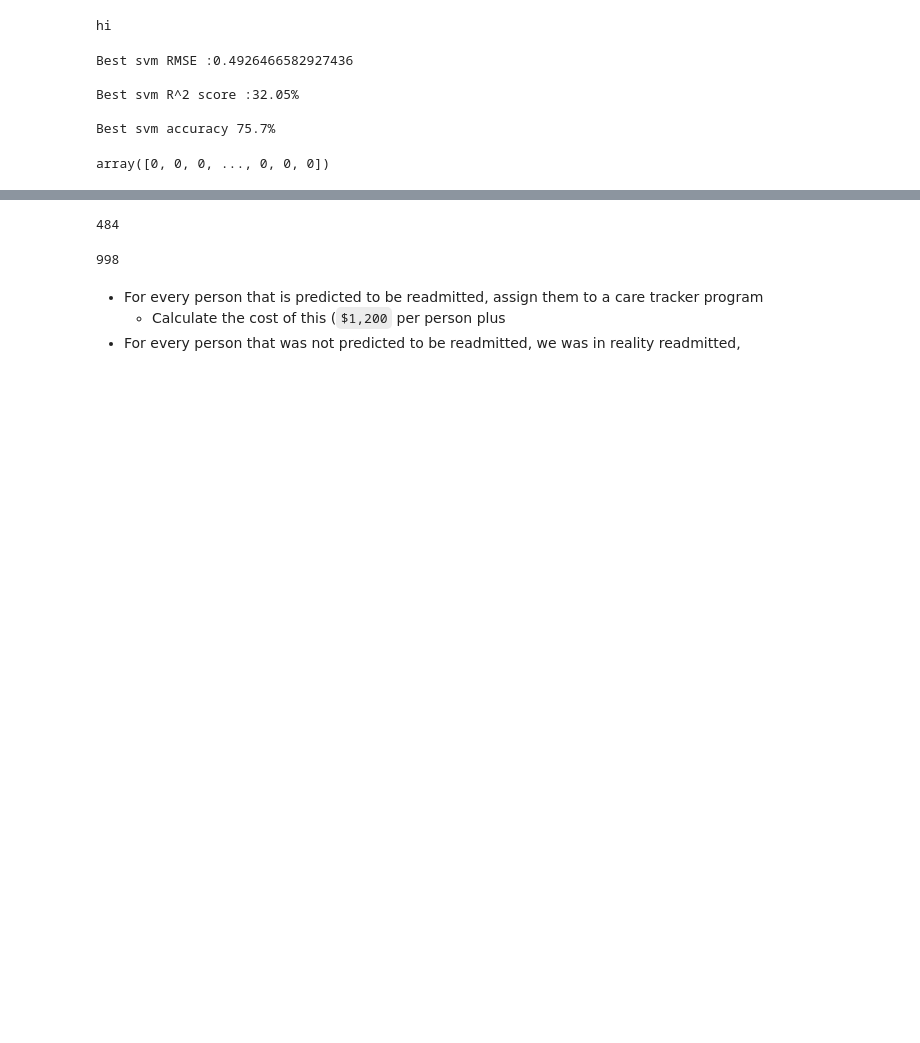
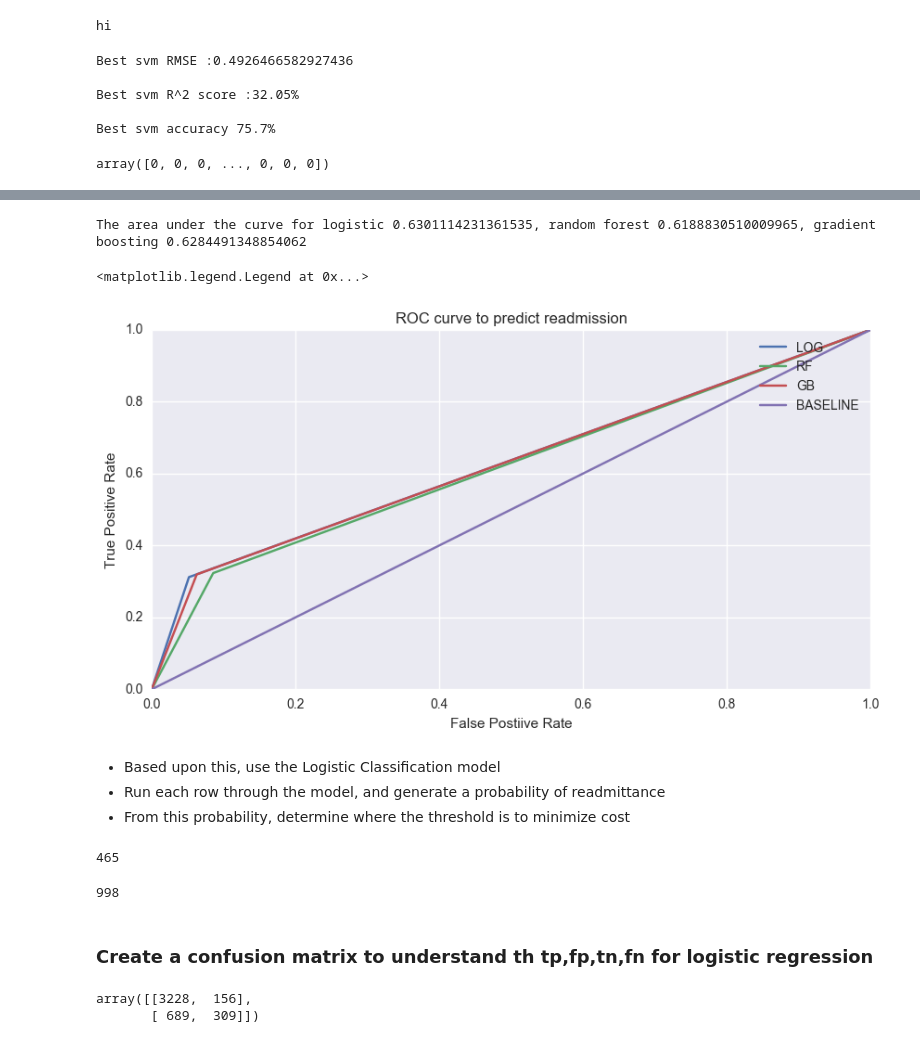
Before and after one commit to jonhilgart22/Galvanize-Data-Leadership, a Jupyter notebook: final-project/Final-Tahoe-Healthcare-Jonathan-Hilgart.ipynb, the cells around one changed output, grey strips where cells are left out. Saved outputs shown, nothing was run; the diff lists cells and outputs as text; code cells hidden in the pictures; blank space fills up the shorter version.

```diff
--- a/final-project/Final-Tahoe-Healthcare-Jonathan-Hilgart.ipynb
+++ b/final-project/Final-Tahoe-Healthcare-Jonathan-Hilgart.ipynb
@@ -698,14 +652,37 @@ logistic_predictions_df['predictions_of_readmit']=readmit_predictions
-# %%
-# RF predicts 987 people will be readmitted
-sum(logistic_predictions_df.predictions_of_readmit)
-# %% [output]
-484
-# %%
-# In reality there were 998 people who were readmitted
-sum(logistic_predictions_df.readmit30)
-# %% [output]
-998
-# %% [markdown]
-- For every person that is predicted to be readmitted, assign them to a care tracker program
-    - Calculate the cost of this (`$1,200` per person plus
-- For every person that was not predicted to be readmitted, we was in reality readmitted,
+# %%
+print("The area under the curve for logistic {}, random forest {}, gradient boosting {}".format(
+    auc_log,auc_rf,auc_gb))
+# %% [output]
+The area under the curve for logistic 0.6301114231361535, random forest 0.6188830510009965, gradient boosting 0.6284491348854062
+# %%
+baseline_x = [ i for i in np.linspace(0,1,100)]
+baseline_y = [ i for i in np.linspace(0,1,100)]
+# %%
+plt.figure(figsize=(10,5))
+plt.plot(fpr_log,tpr_log, label='LOG')
+plt.plot(fpr_rf,tpr_rf, label = 'RF')
+plt.plot(fpr_gb,tpr_gb,label='GB')
+plt.plot(baseline_x,baseline_y,label='BASELINE')
+plt.title("ROC curve to predict readmission")
+plt.ylabel("True Positive Rate")
+plt.xlabel("False Postiive Rate")
+plt.legend()
+# %% [output]
+<matplotlib.legend.Legend at 0x...>
+[figure, added]
+# %% [markdown]
+- Based upon this, use the Logistic Classification model
+- Run each row through the model, and generate a probability of readmittance
+- From this probability, determine where the threshold is to minimize cost
+# %%
+## only 465 positive cases
+sum(logistic_model.predict(tahoe_X))
+# %% [output]
+465
+# %%
+# almost one thousand positive in reality
+sum(tahoe_y)
+# %% [output]
+998
+# %% [markdown]
+### Create a confusion matrix to understand th tp,fp,tn,fn for logistic regression
@@ -711,0 +695,5 @@ sum(logistic_predictions_df.readmit30)
+# %%
+log_confusion_matrix
+# %% [output]
+array([[3228,  156],
+       [ 689,  309]])
```
Also changed, not shown: parts of 48 cells of this notebook.
